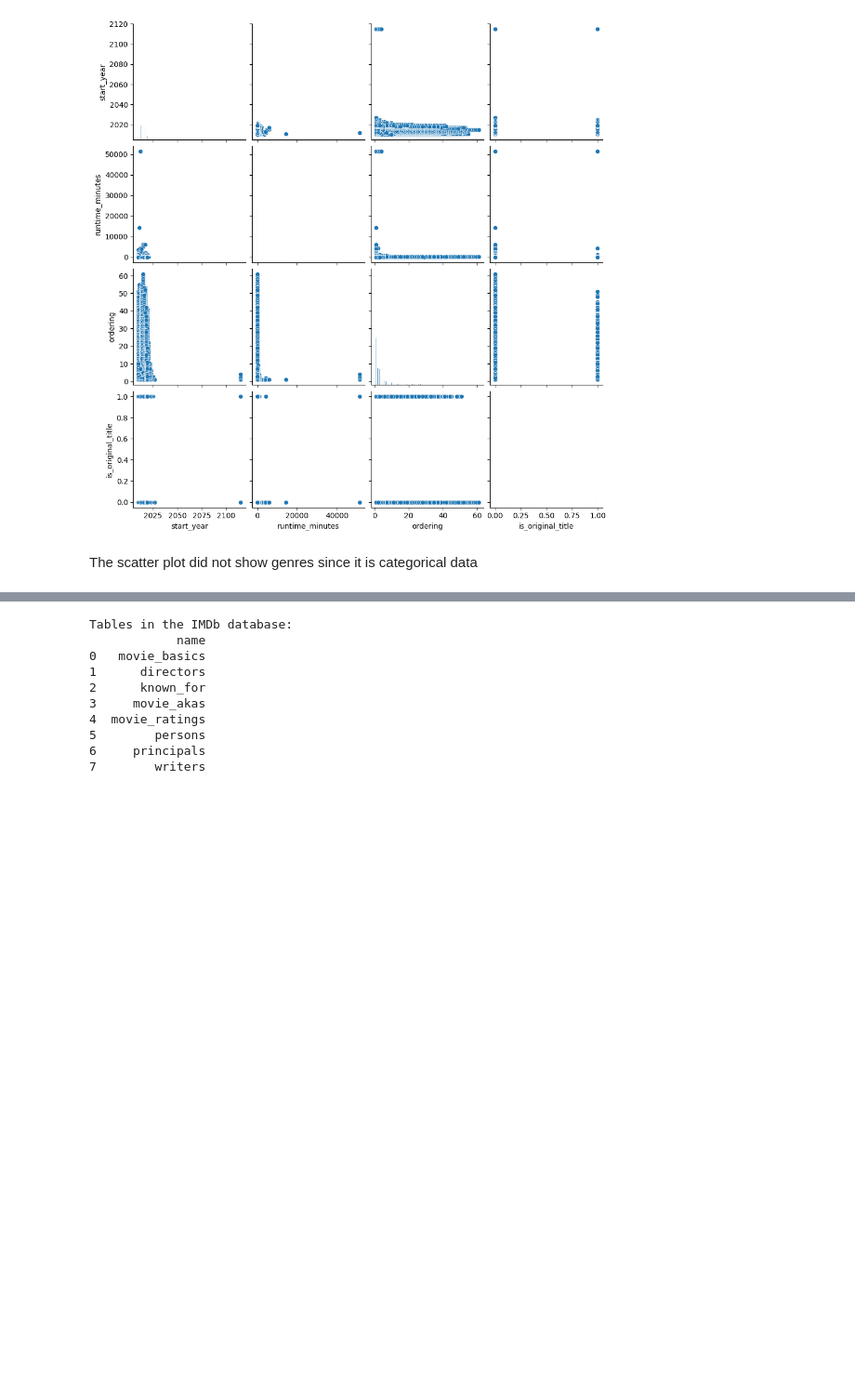
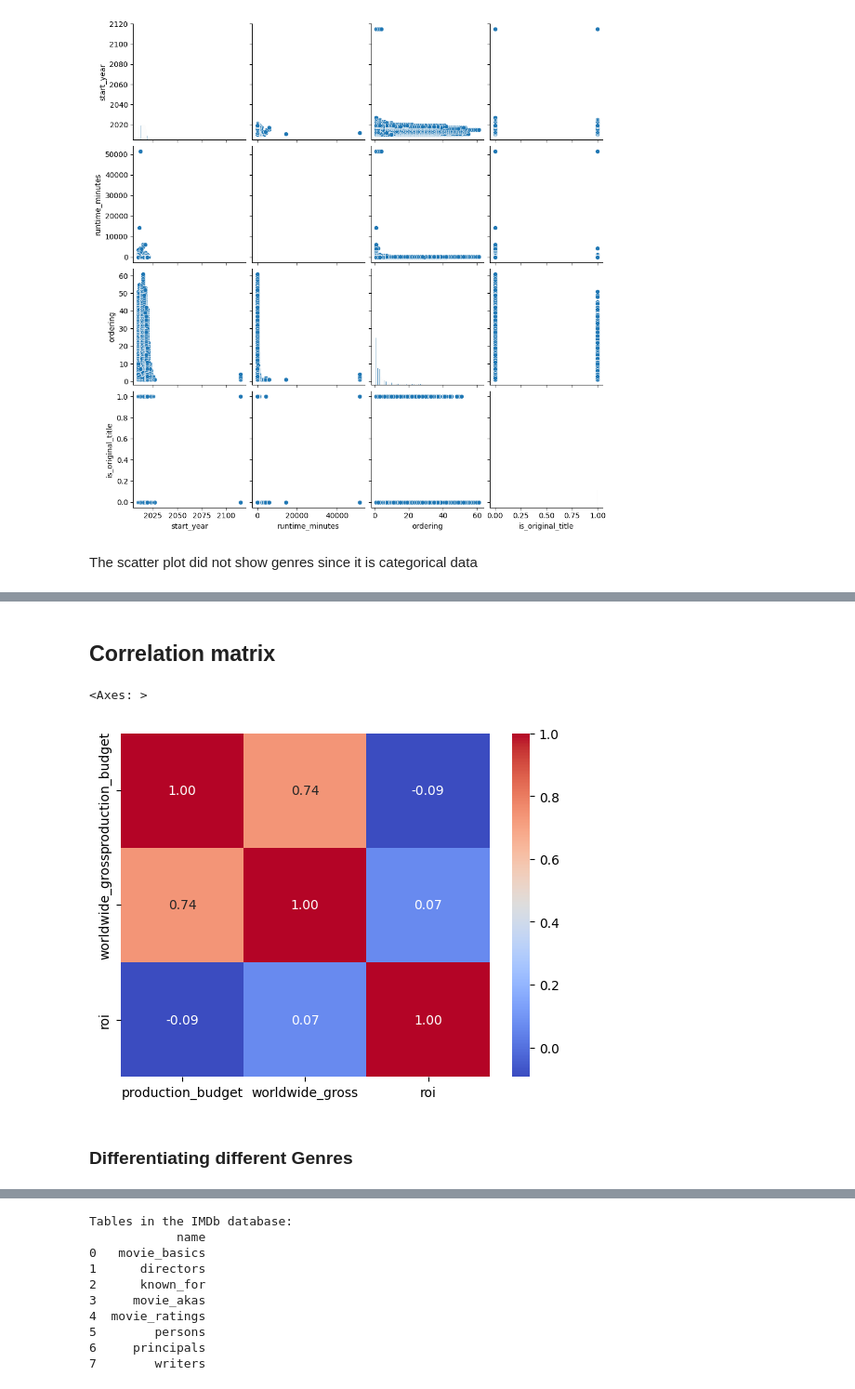
Before and after one commit to Kim8584/Movie-Insights, a Jupyter notebook: student.ipynb, the cells around one changed output, grey strips where cells are left out. Shown at 93% size. Saved outputs shown, nothing was run; the diff lists cells and outputs as text; code cells hidden in the pictures; blank space fills up the shorter version.

Commit message:
continue update only one notebook info left to add Isabella
nimmendea uji alafu kustretch kidogo nirudi

```diff
--- a/student.ipynb
+++ b/student.ipynb
@@ -337,3 +337,11 @@ plt.show()
 [figure]
 # %% [markdown]
 The scatter plot did not show genres since it is categorical data
+# %%
+## this is Alvin signature
+
+# same trick with the tittle
+imdb_df_2['primary_title'] = imdb_df_2['primary_title'].str.strip().str.lower()
+
+merged_df_2 = pd.merge(imdb_df_2,merged_df,left_on='primary_title',right_on='title_key',how='inner')
+merged_df_2.describe()
@@ -339,0 +393,17 @@ The scatter plot did not show genres since it is categorical data
+# %% [markdown]
+## Correlation matrix
+# %%
+# Select your columns
+columns_to_correlate = ['production_budget' ,'worldwide_gross', 'roi']
+
+# Calculate the correlation matrix (the key fix is adding the parentheses '()')
+correlation_matrix = merged_df_2[columns_to_correlate].corr()
+
+# Pass the 2D correlation matrix to the heatmap
+sns.heatmap(correlation_matrix, annot=True, cmap='coolwarm', fmt=".2f")
+# Added recommended parameters: cmap for better visualization, fmt for annotation formatting
+# %% [output]
+<Axes: >
+[figure, added]
+# %% [markdown]
+### Differentiating different Genres
```
Also changed, not shown: parts of 11 cells of this notebook.
